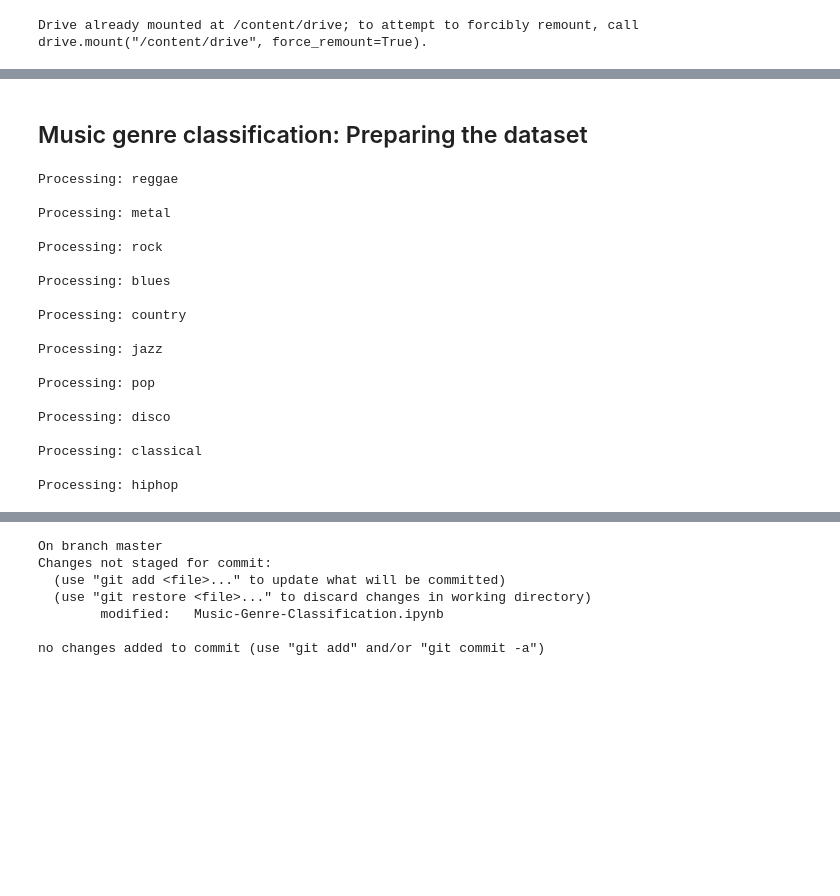
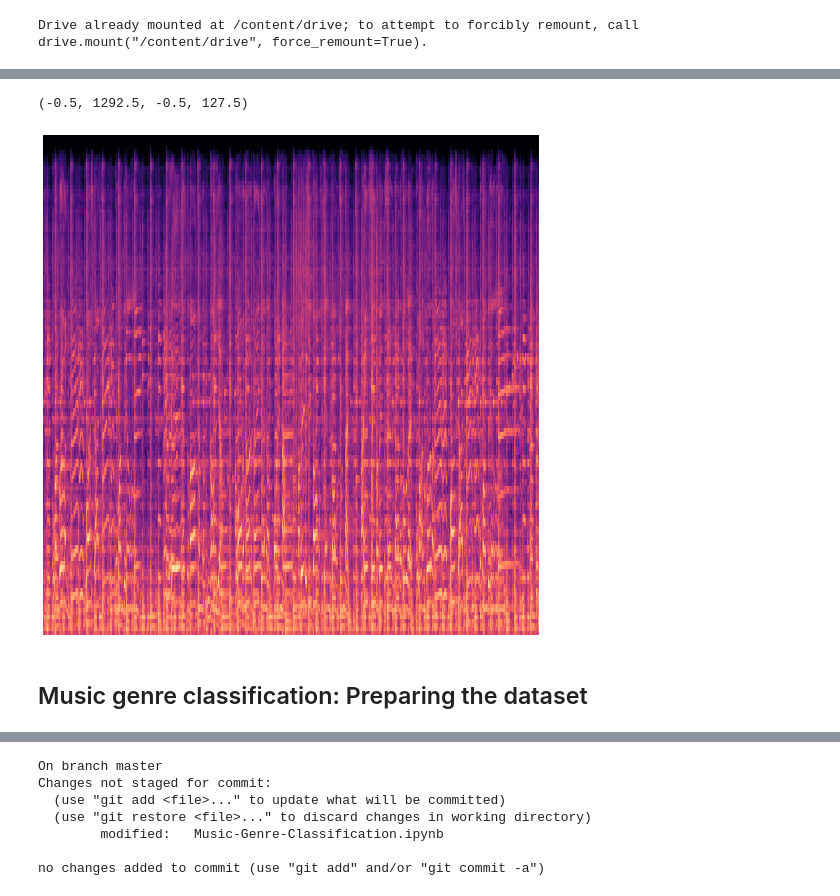
Before and after one commit to AyaSafan/Music-Genre-Classification, a Jupyter notebook: Music-Genre-Classification.ipynb, the cells around one changed output, grey strips where cells are left out. Drawn from its saved outputs; the diff is of its cells as text; code cells hidden in the pictures; blank space fills up the shorter version.

```diff
--- a/Music-Genre-Classification.ipynb
+++ b/Music-Genre-Classification.ipynb
@@ -94,2 +113,9 @@ Text(0.5, 1.0, 'MFCCs')
+# %%
+plt.figure(figsize=(12.8, 13), dpi=50)  # Adjust figsize and dpi to maintain quality
+librosa.display.specshow(S_dB, sr=sample_rate, hop_length=hop_length, x_axis=None, y_axis=None)
+plt.axis('off')
+# %% [output]
+(-0.5, 1292.5, -0.5, 127.5)
+[figure, added]
 # %% [markdown]
 ## Music genre classification: Preparing the dataset
@@ -162,23 +121,0 @@ def dump_to_json(data, json_path):
-# %%
-# Generate data
-data = get_mfcc_dictionary(DATASET_PATH, JSON_PATH, num_segments=10)
-# %% [output]
-Processing: reggae
-
-Processing: metal
-
-Processing: rock
-
-Processing: blues
-
-Processing: country
-
-Processing: jazz
-
-Processing: pop
-
-Processing: disco
-
-Processing: classical
-
-Processing: hiphop
```
Also changed, not shown: parts of 48 cells of this notebook, 5 other files.
